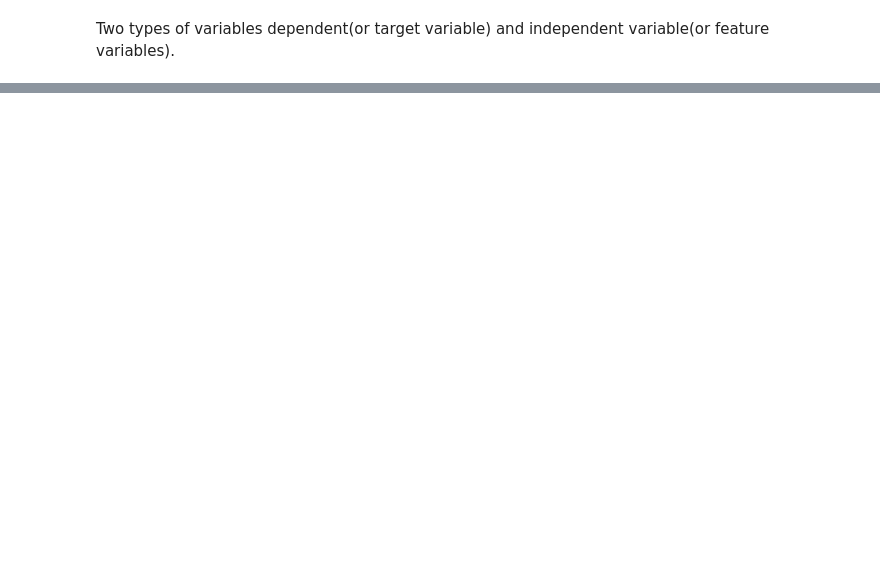
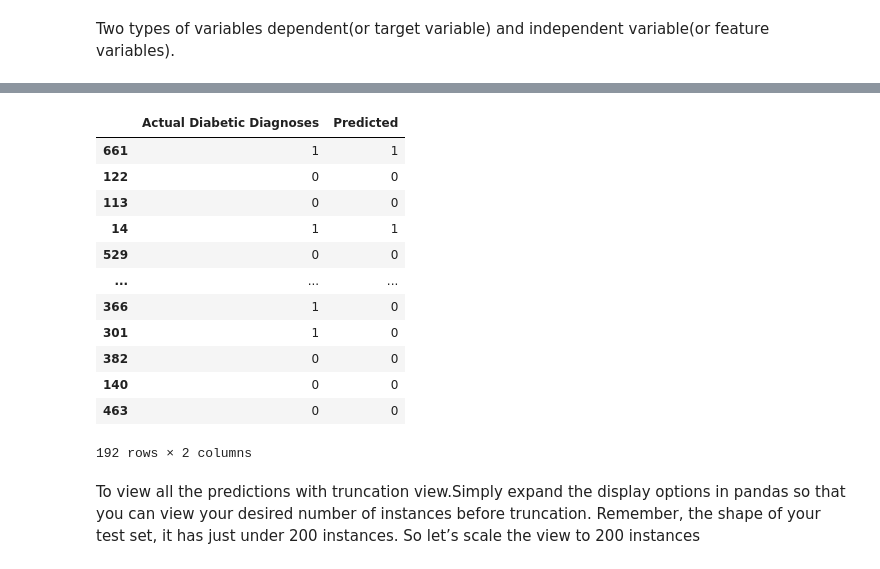
Before and after one commit to DulainNimthakaJayasumana/AI_Calander, a Jupyter notebook: EvaluateModelWeek2.ipynb, the cells around one changed output, grey strips where cells are left out. Saved outputs shown, nothing was run; the diff lists cells and outputs as text; code cells hidden in the pictures; blank space fills up the shorter version.

```diff
--- a/EvaluateModelWeek2.ipynb
+++ b/EvaluateModelWeek2.ipynb
@@ -145,0 +201,23 @@ y = pima.Outcome # Target variable
+# %%
+Comparison_df = pd.DataFrame({'Actual Diabetic Diagnoses' : y_test,
+'Predicted' : y_pred})
+Comparison_df.to_csv(r'/content/Diagnoses_Comparison_df.csv', index=True)
+Comparison_df
+# %% [output]
+|  | Actual Diabetic Diagnoses | Predicted |
+| 661 | 1 | 1 |
+| 122 | 0 | 0 |
+| 113 | 0 | 0 |
+| 14 | 1 | 1 |
+| 529 | 0 | 0 |
+| ... | ... | ... |
+| 366 | 1 | 0 |
+| 301 | 1 | 0 |
+| 382 | 0 | 0 |
+| 140 | 0 | 0 |
+| 463 | 0 | 0 |
+192 rows × 2 columns
+# %% [markdown]
+To view all the predictions with truncation view.Simply expand the display options in pandas so
+that you can view your desired number of instances before truncation. Remember, the shape of your test set, it
+has just under 200 instances. So let’s scale the view to 200 instances
```
Also changed, not shown: parts of 23 cells of this notebook.
